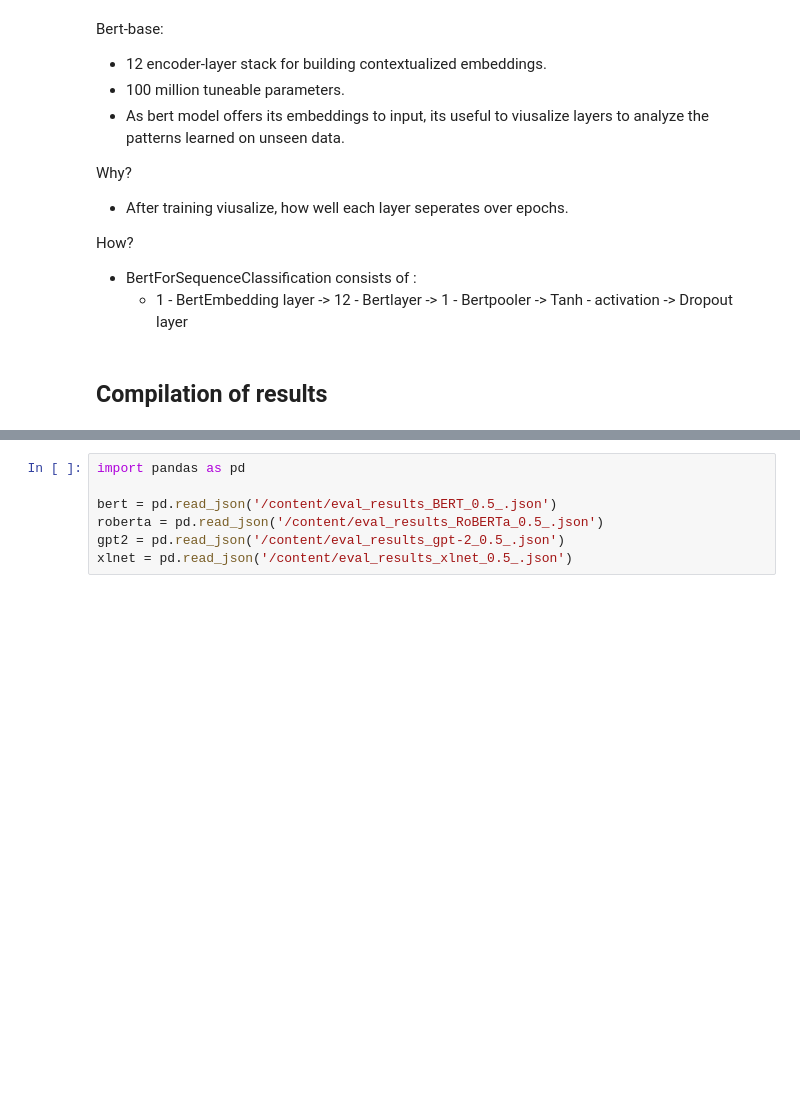
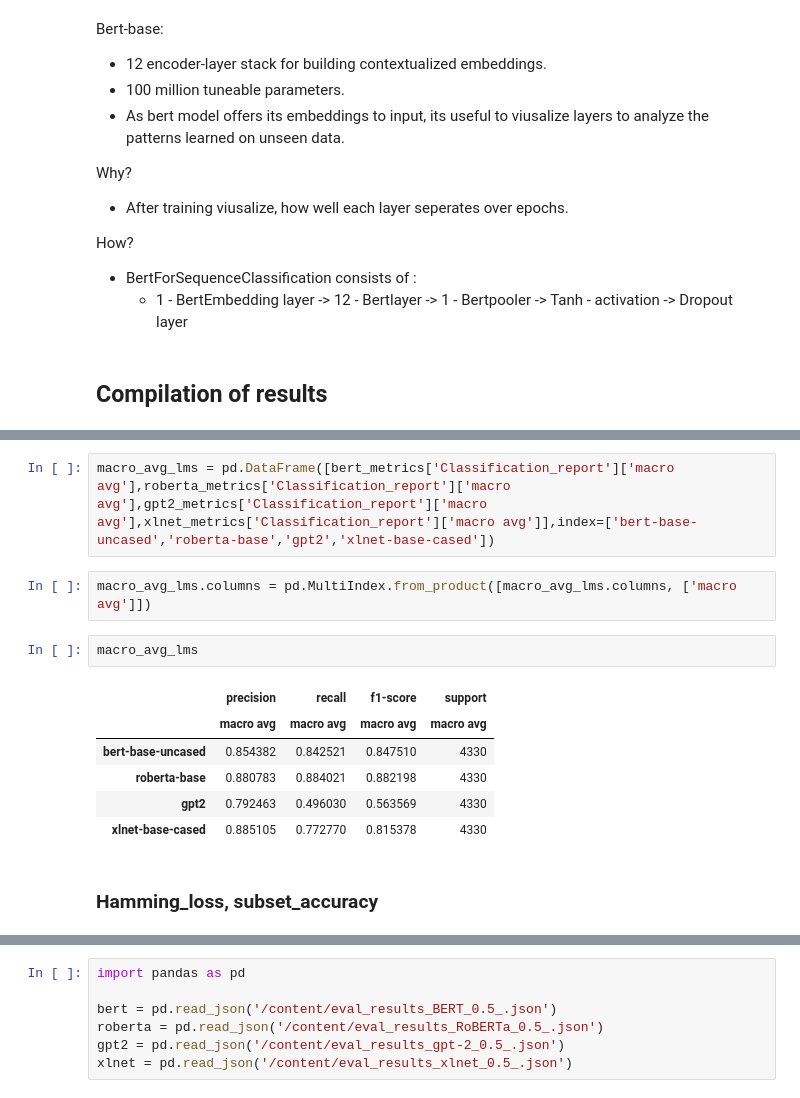
Before and after one commit to mvdheram/Stereotypical-Social-bias-detection-, a Jupyter notebook: Language_model_and_visualization_notes.ipynb, the cells around one changed output, grey strips where cells are left out. Cells and saved outputs as stored; diff of their text form; blank space fills up the shorter version.

```diff
--- a/Language_model_and_visualization_notes.ipynb
+++ b/Language_model_and_visualization_notes.ipynb
@@ -117,0 +173,15 @@ How?
+# %%
+macro_avg_lms = pd.DataFrame([bert_metrics['Classification_report']['macro avg'],roberta_metrics['Classification_report']['macro avg'],gpt2_metrics['Classification_report']['macro avg'],xlnet_metrics['Classification_report']['macro avg']],index=['bert-base-uncased','roberta-base','gpt2','xlnet-base-cased'])
+# %%
+macro_avg_lms.columns = pd.MultiIndex.from_product([macro_avg_lms.columns, ['macro avg']])
+# %%
+macro_avg_lms
+# %% [output]
+|  | precision | recall | f1-score | support |
+|  | macro avg | macro avg | macro avg | macro avg |
+| bert-base-uncased | 0.854382 | 0.842521 | 0.847510 | 4330 |
+| roberta-base | 0.880783 | 0.884021 | 0.882198 | 4330 |
+| gpt2 | 0.792463 | 0.496030 | 0.563569 | 4330 |
+| xlnet-base-cased | 0.885105 | 0.772770 | 0.815378 | 4330 |
+# %% [markdown]
+### Hamming_loss, subset_accuracy
```
Also changed, not shown: parts of 18 cells of this notebook.
